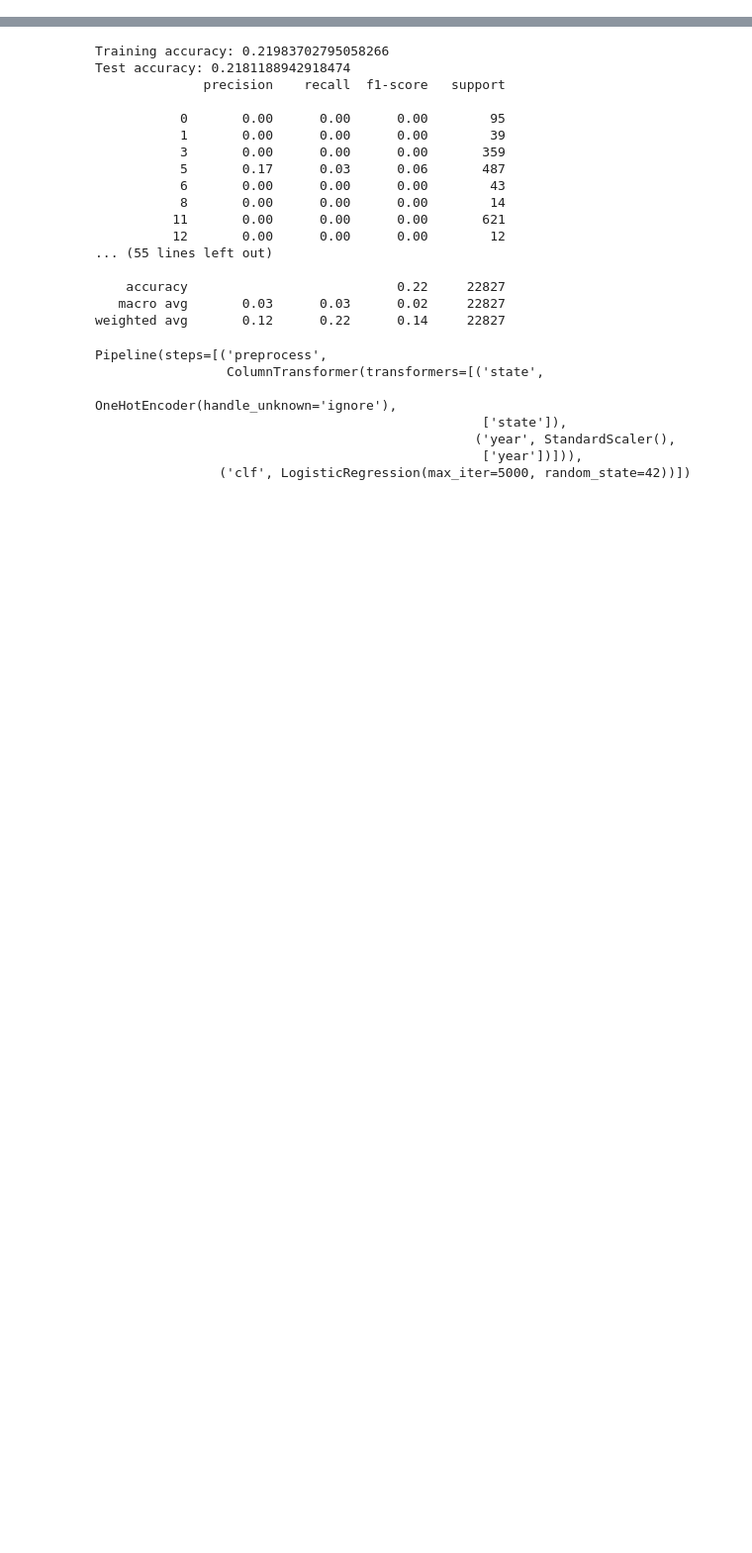
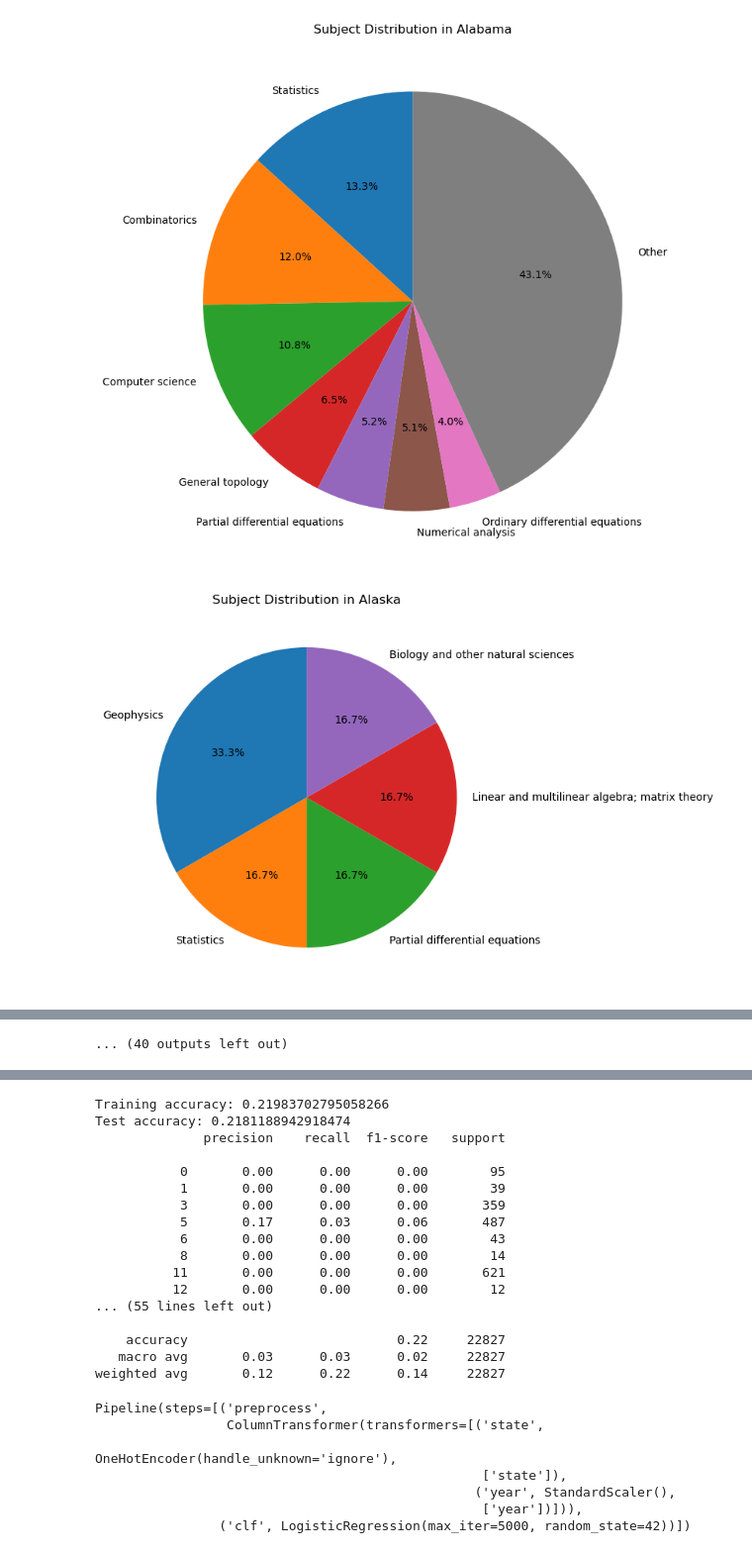
Before and after one commit to Erdos-Projects/summer26-math-genealogy, a Jupyter notebook: notebooks/Geography-Jonathan/Data-States.ipynb, the cells around one changed output, grey strips where cells are left out. Shown at 99% size. Cells and saved outputs as stored; diff of their text form; code cells hidden in the pictures; blank space fills up the shorter version.

```diff
--- a/notebooks/Geography-Jonathan/Data-States.ipynb
+++ b/notebooks/Geography-Jonathan/Data-States.ipynb
@@ -280,10 +287,84 @@ dtype: int64
 # %%
 #pie chart for each state showing how popular subjects are
+
+
+#want to group together all subjects that are less than 3% of the total for each state into an "Other" category
+
+
+# def group_small_categories(series, threshold=0.04):
+#     """
+#     Groups categories representing less than `threshold`
+#     of the total into a single 'Other' category.
+#     """
+#     proportions = series / series.sum()
+#     small = proportions < threshold
+
+#     return pd.concat([
+#         series[~small],
+#         pd.Series({"Other": series[small].sum()})
+#     ])
+
+
+# counts = df["subject_name"].value_counts()
+
+# counts = group_small_categories(counts, threshold=0.04)
+
+# plt.pie(
+#     counts,
+#     labels=counts.index,
+#     autopct="%1.1f%%",
+#     startangle=90
+# )
+# plt.show()
 
 # for state in df['state'].unique():
 #     state_df = df[df['state'] == state]
 #     subjectcounts = state_df['subject_code'].value_counts()
 #     plt.figure(figsize=(10, 8))
 #     plt.pie(state_df['subject_code'].value_counts(), labels=state_df['subject_code'].value_counts().index, autopct='%1.1f%%')
 #     plt.title(f"Subject Popularity in {state}")
 #     plt.show()
+
+
+import matplotlib.pyplot as plt
+import pandas as pd
+
+threshold = 0.04  # 3%
+
+for state in sorted(df["state"].dropna().unique()):
+
+    # Data for one state
+    state_df = df[df["state"] == state]
+
+    # Count subjects
+    counts = state_df["subject_name"].value_counts()
+
+    # Compute proportions
+    proportions = counts / counts.sum()
+
+    # Group small categories
+    grouped_counts = pd.concat([
+        counts[proportions >= threshold],
+        pd.Series({"Other": counts[proportions < threshold].sum()})
+    ])
+
+    # Remove "Other" if nothing was grouped
+    grouped_counts = grouped_counts[grouped_counts > 0]
+
+    # Plot
+    plt.figure(figsize=(8,8))
+
+    plt.pie(
+        grouped_counts,
+        labels=grouped_counts.index,
+        autopct="%1.1f%%",
+        startangle=90
+    )
+
+    plt.title(f"Subject Distribution in {state}")
+
+    plt.tight_layout()
+    plt.show()
+# %% [output]
+[figure, added]
+[figure, added]
@@ -290,3 +381,4 @@ dtype: int64
+... (40 outputs left out)
 # %%
 # Count dissertations by state/year/subject
 counts = (
```
Also changed, not shown: parts of 21 cells of this notebook.
